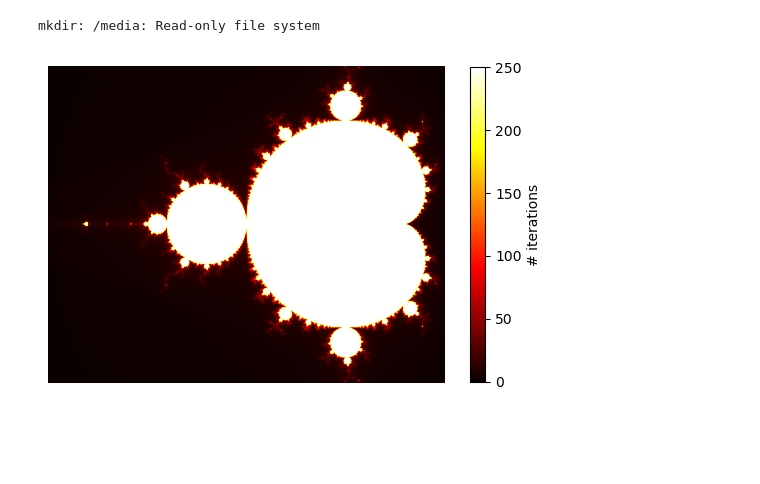
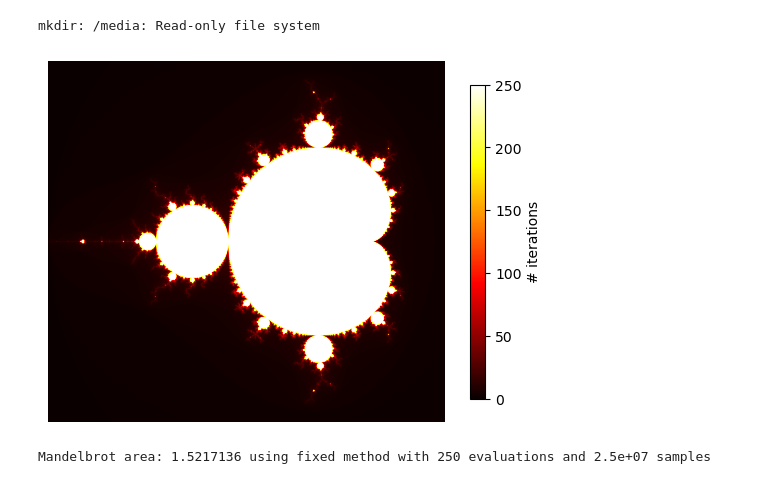
Before and after one commit to jonas4climate/ss-assignment1, a Jupyter notebook: CalvinLaw_11306734_RaymondZhang_14865904_JonasSchaefer_14039982_1.ipynb, the cells around one changed output. Saved outputs shown, nothing was run; the diff lists cells and outputs as text; code cells hidden in the pictures; blank space fills up the shorter version.

Commit message:
add area statistics and reformatting

```diff
--- a/CalvinLaw_11306734_RaymondZhang_14865904_JonasSchaefer_14039982_1.ipynb
+++ b/CalvinLaw_11306734_RaymondZhang_14865904_JonasSchaefer_14039982_1.ipynb
@@ -5,8 +5,8 @@ from numba import jit, prange
 # %%
 SAVE_DIR = 'media/'
 %mkdir -p /media/final
-X_LIM = (-2, 0.5)
-Y_LIM = (-1, 1)
+X_LIM = (-2, 0.75)
+Y_LIM = (-1.25, 1.25)
 # %% [output]
 mkdir: /media: Read-only file system
 # %%
@@ -19,6 +19,14 @@ def mandelbrot(z, max_iter):
             return i
         z = z*z + c
     return max_iter
+
+# Utility to calculate statistics of generated set
+def mandelbrot_statistics(c_points, counts, method):
+    total_area = abs(X_LIM[0] - X_LIM[1])*abs(Y_LIM[0] - Y_LIM[1])
+    max_iter = np.max(counts)
+    mandelbrot_ratio = np.count_nonzero(counts == max_iter) / counts.size
+    mandelbrot_area = total_area * mandelbrot_ratio
+    print(f'Mandelbrot area: {mandelbrot_area} using {method} method with {max_iter} evaluations and {len(counts):.1e} samples')
 
 # Utility for plotting
 def plot_mandelbrot(c_points, counts, max_iter=250, gen_type='fixed', save=True, show=True):
@@ -66,5 +74,7 @@ def mandelbrot_parallel_mc(max_iter=250, n_points=1_000_000):
 # %%
 c_points, counts = mandelbrot_parallel_fixed()
 plot_mandelbrot(c_points, counts)
+mandelbrot_statistics(c_points, counts, method='fixed')
 # %% [output]
-[figure, old version]
+[figure, new version]
+Mandelbrot area: 1.5217136 using fixed method with 250 evaluations and 2.5e+07 samples
```
